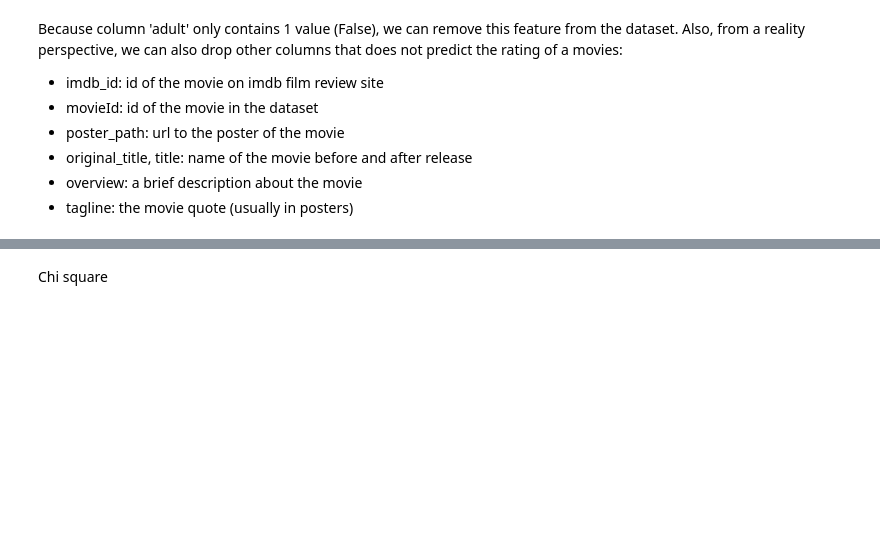
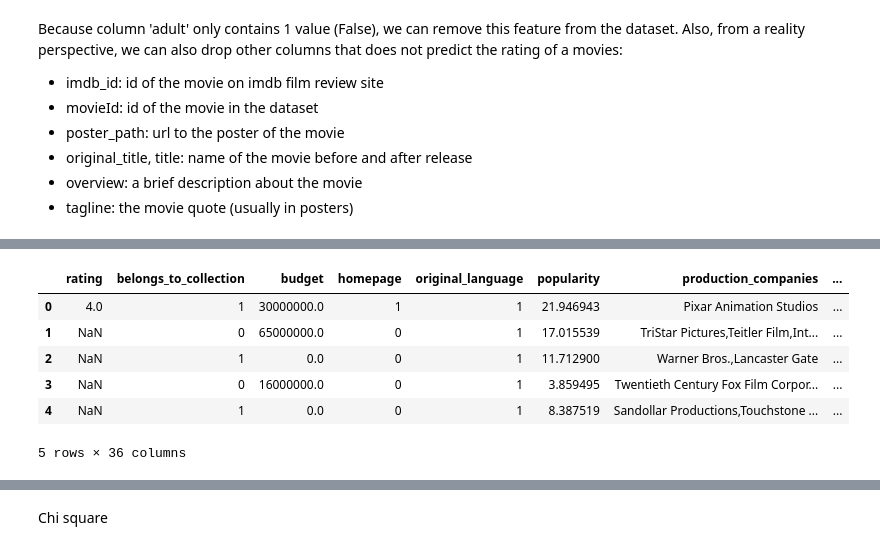
Before and after one commit to s3822042/asm3_pds, a Jupyter notebook: assignment3.ipynb, the cells around one changed output, grey strips where cells are left out. Cells and saved outputs as stored; diff of their text form; code cells hidden in the pictures; blank space fills up the shorter version.

```diff
--- a/assignment3.ipynb
+++ b/assignment3.ipynb
@@ -487,6 +487,8 @@ genre_list.remove("")
 for genre in genre_list:
   column_name = 'genres_' + genre
   df[column_name] = np.where(df['genres'].str.contains(genre), 1, 0)
+
+df.drop("genres",axis=1,inplace=True)
 # %% [markdown]
 **production_companies** (consideration)
 # %%
@@ -505,3 +511,14 @@ for company in company_list:
+# %%
+def encode(data, col, max_val):
+    data[col + '_sin'] = np.sin(2 * np.pi * data[col]/max_val)
+    data[col + '_cos'] = np.cos(2 * np.pi * data[col]/max_val)
+    return data
+# %%
+df['release_date']= pd.to_datetime(df['release_date'])
+df['month'] = df.release_date.dt.month
+df['day'] = df.release_date.dt.day
+
+df = encode(df, )
 # %% [markdown]
 ## 2.1 Feature Engineering
 
@@ -535,0 +563,12 @@ df.head()
+# %%
+first_column = df.pop('rating')
+df.insert(0, 'rating', first_column)
+df.head()
+# %% [output]
+|  | rating | belongs_to_collection | budget | homepage | original_language | popularity | production_companies | ... |
+| 0 | 4.0 | 1 | 30000000.0 | 1 | 1 | 21.946943 | Pixar Animation Studios | ... |
+| 1 | NaN | 0 | 65000000.0 | 0 | 1 | 17.015539 | TriStar Pictures,Teitler Film,Int... | ... |
+| 2 | NaN | 1 | 0.0 | 0 | 1 | 11.712900 | Warner Bros.,Lancaster Gate | ... |
+| 3 | NaN | 0 | 16000000.0 | 0 | 1 | 3.859495 | Twentieth Century Fox Film Corpor... | ... |
+| 4 | NaN | 1 | 0.0 | 0 | 1 | 8.387519 | Sandollar Productions,Touchstone ... | ... |
+5 rows × 36 columns
```
Also changed, not shown: parts of 11 cells of this notebook.
